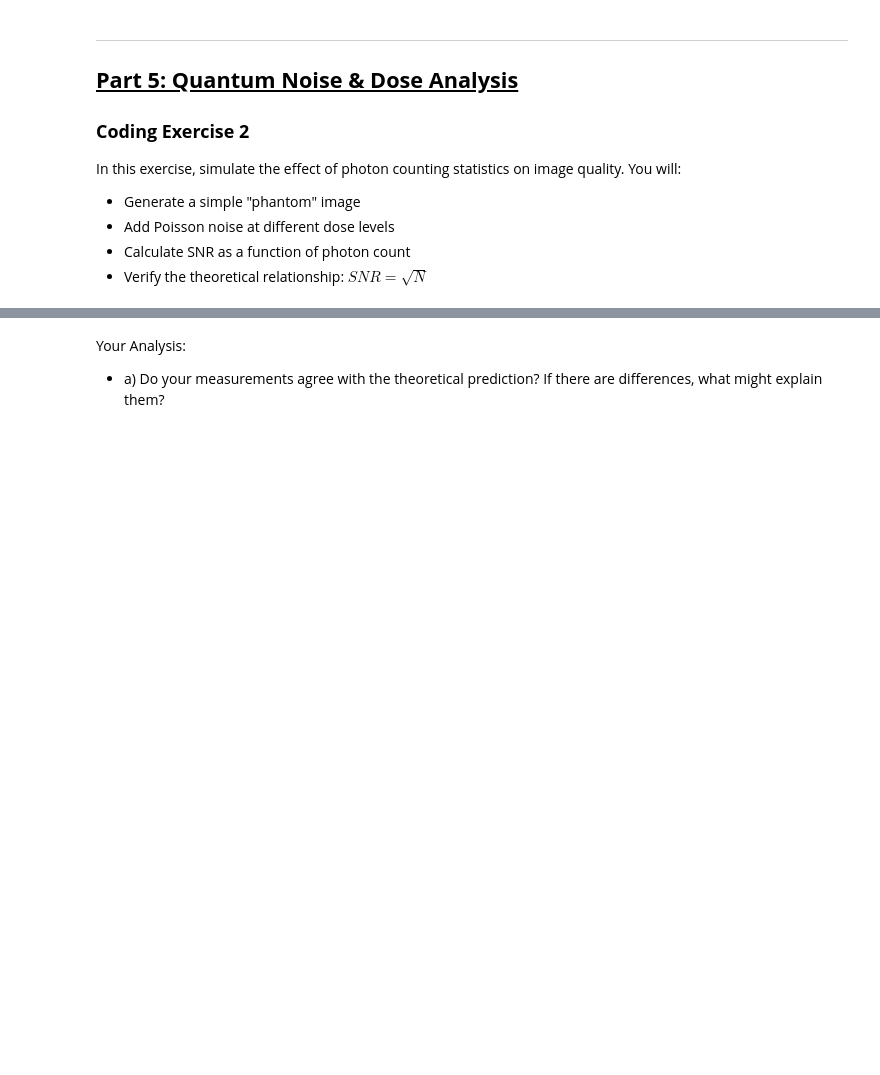
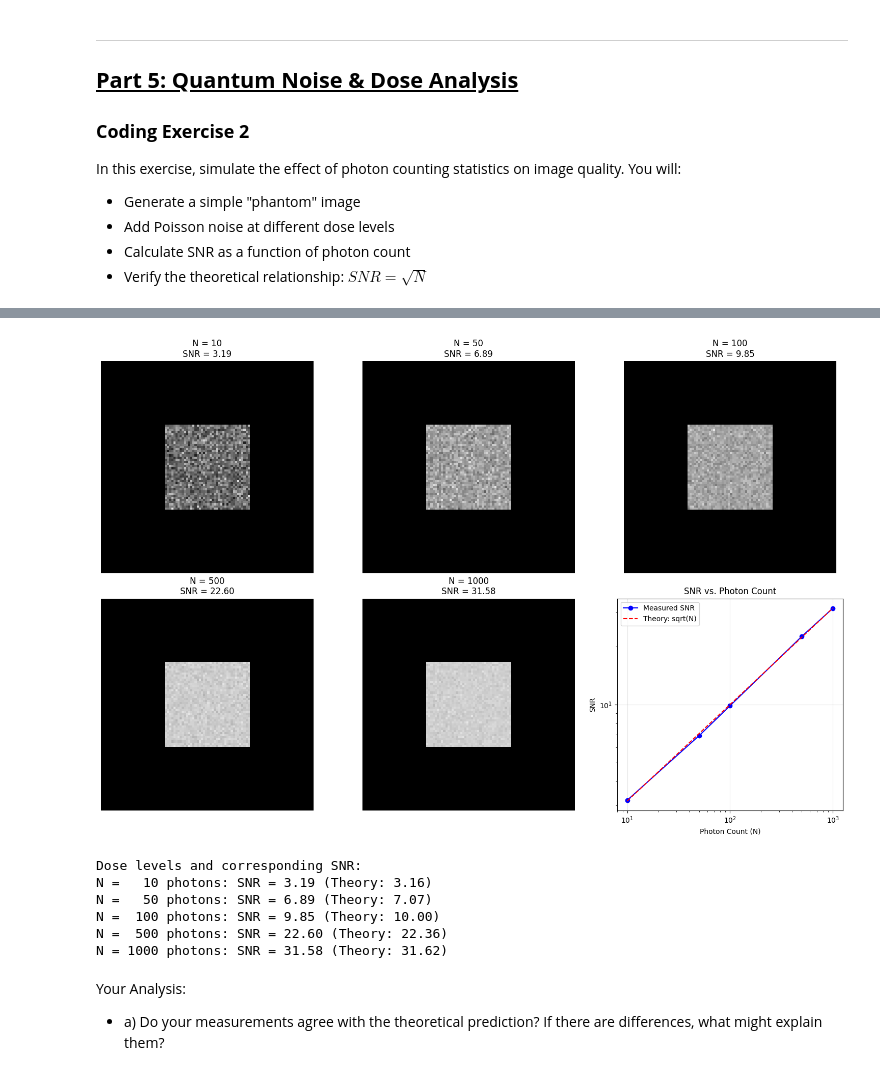
Before and after one commit to julianamassaro/BMEN509-623_Deliverable_1, a Jupyter notebook: deliverable-01-starter.ipynb, the cells around one changed output, grey strips where cells are left out. Drawn from its saved outputs; the diff is of its cells as text; code cells hidden in the pictures; blank space fills up the shorter version.

```diff
--- a/deliverable-01-starter.ipynb
+++ b/deliverable-01-starter.ipynb
@@ -680,3 +617,64 @@ N = 1000 photons: SNR = inf (Theory: 31.62)
+# %%
+import numpy as np
+import matplotlib.pyplot as plt
+
+# Create a simple phantom (uniform square in background)
+phantom = np.zeros((100, 100))
+phantom[30:70, 30:70] = 1.0  # Square with intensity 1.0
+
+# Define different photon dose levels (mean photons per pixel)
+dose_levels = [10, 50, 100, 500, 1000]
+snr_measured = []
+
+fig, axes = plt.subplots(2, 3, figsize=(15, 10))
+axes = axes.flatten()
+
+for idx, N_photons in enumerate(dose_levels):
+    # Generate Poisson noise
+    # Hint: Scale phantom by N_photons, apply Poisson noise, then normalize back
+    mean_counts = phantom * N_photons
+    noisy_phantom = np.random.poisson(mean_counts)
+
+    # Calculate SNR in the central square region
+    signal_region = noisy_phantom[30:70, 30:70]
+    background_region = noisy_phantom[0:20, 0:20]
+    signal_mean = np.mean(signal_region)
+    signal_std = np.std(signal_region)
+
+    snr = signal_mean / signal_std if signal_std > 0 else float('inf')
+    snr_measured.append(snr)
+
+    # Display noisy phantom
+    axes[idx].imshow(noisy_phantom, cmap='gray', vmin=0, vmax=np.max(noisy_phantom) * 1.1) # Adjusted vmax for better visualization
+    axes[idx].set_title(f'N = {N_photons}\nSNR = {snr:.2f}')
+    axes[idx].axis('off')
+
+# Plot SNR vs. N (log-log scale)
+axes[5].loglog(dose_levels, snr_measured, 'bo-', label='Measured SNR')
+
+# Plot theoretical SNR = sqrt(N) for comparison
+theoretical_snr = np.sqrt(dose_levels)
+axes[5].loglog(dose_levels, theoretical_snr, 'r--', label='Theory: sqrt(N)')
+axes[5].set_xlabel('Photon Count (N)')
+axes[5].set_ylabel('SNR')
+axes[5].set_title('SNR vs. Photon Count')
+axes[5].legend()
+axes[5].grid(True, alpha=0.3)
+
+plt.tight_layout()
+plt.show()
+
+print("\nDose levels and corresponding SNR:")
+for N, snr in zip(dose_levels, snr_measured):
+    print(f"N = {N:4d} photons: SNR = {snr:.2f} (Theory: {np.sqrt(N):.2f})")
+# %% [output]
+[figure, added]
+Dose levels and corresponding SNR:
+N =   10 photons: SNR = 3.19 (Theory: 3.16)
+N =   50 photons: SNR = 6.89 (Theory: 7.07)
+N =  100 photons: SNR = 9.85 (Theory: 10.00)
+N =  500 photons: SNR = 22.60 (Theory: 22.36)
+N = 1000 photons: SNR = 31.58 (Theory: 31.62)
 # %% [markdown]
 Your Analysis:
 
```
Also changed, not shown: parts of 4 cells of this notebook.
